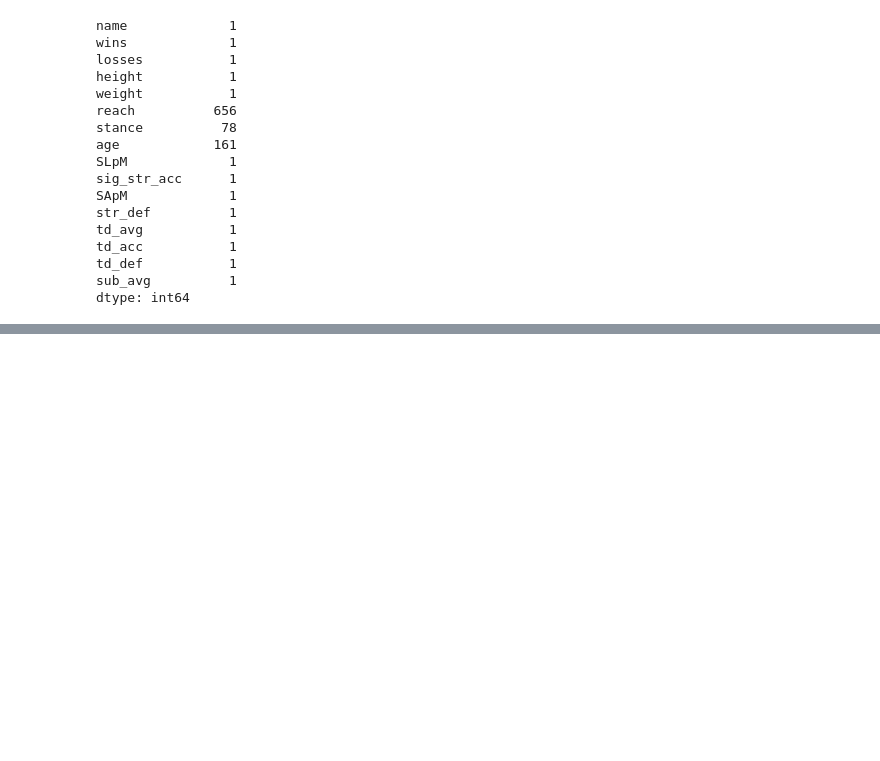
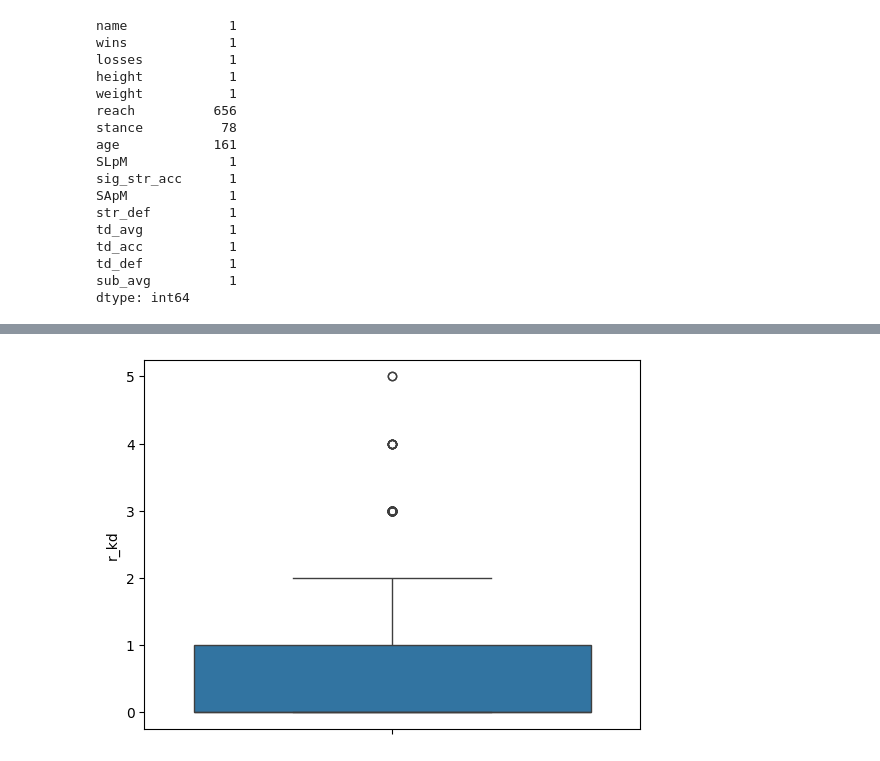
Before and after one commit to kaushalsingh01/UFC-Performance-Metrics-Analysis, a Jupyter notebook: Notebooks/ufc_eda.ipynb, the cells around one changed output, grey strips where cells are left out. Drawn from its saved outputs; the diff is of its cells as text; code cells hidden in the pictures; blank space fills up the shorter version.

```diff
--- a/Notebooks/ufc_eda.ipynb
+++ b/Notebooks/ufc_eda.ipynb
@@ -197,0 +314,7 @@ plt.show()
+# %%
+#Droping method_detailed as it is 49.4% null
+event_detail_data = event_detail_data.drop(columns='method_detailed',axis=1)
+# %%
+#Delete rows where status column had 'Fight was not properly finished'
+#As, all other columns had null values in them
+event_detail_data = event_detail_data[event_detail_data['status'] != 'Fight was not properly finished']
@@ -197,0 +349,6 @@ plt.show()
+# %%
+#checking for outliers in r_kd column in event data
+sns.boxplot(event_detail_data['r_kd'])
+plt.show()
+# %% [output]
+[figure, added]
```
Also changed, not shown: parts of 49 cells of this notebook.
